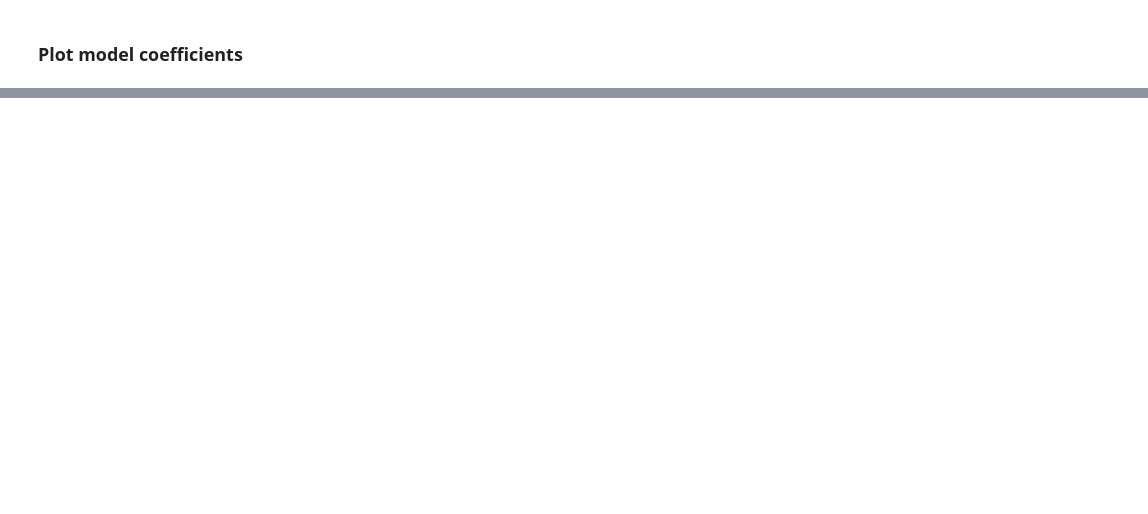
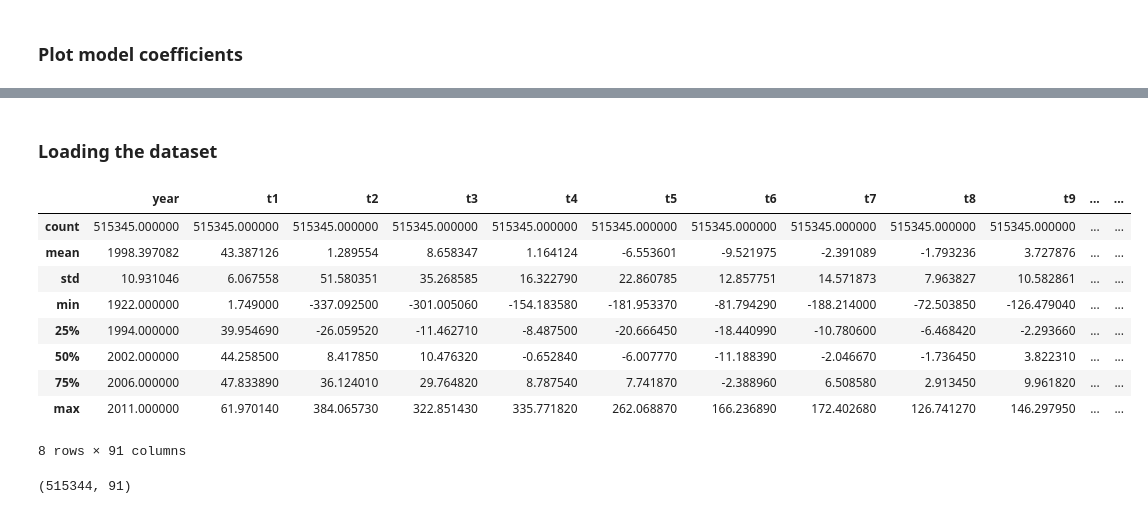
Before and after one commit to timpdotd/LabIAGI_1950722, a Jupyter notebook: Esercitazione_6/Exercise2_1950722.ipynb, the cells around one changed output, grey strips where cells are left out. Saved outputs shown, nothing was run; the diff lists cells and outputs as text; code cells hidden in the pictures; blank space fills up the shorter version.

```diff
--- a/Esercitazione_6/Exercise2_1950722.ipynb
+++ b/Esercitazione_6/Exercise2_1950722.ipynb
@@ -185,0 +279,33 @@ provate su un sottoinsieme dei dati.
+# %% [markdown]
+### Loading the dataset
+# %%
+url = 'https://media.githubusercontent.com/media/timpdotd/LabIAGI_1950722/main/Esercitazione_6/data/YearPredictionMSD.txt'
+
+features = ['year', 't1', 't2', 't3', 't4', 't5', 't6', 't7', 't8', 't9', 't10',
+            't11', 't12', 't13', 't14', 't15', 't16', 't17', 't18', 't1 9', 't20',
+            't21', 't22', 't23', 't24', 't25', 't26', 't27', 't28', 't29', 't30',
+            't31', 't32', 't33', 't34', 't35', 't36 ', 't37', 't38', 't39', 't40',
+            't41', 't42', 't43', 't44', 't45', 't46', 't47', 't48', 't49', 't50',
+            't51', 't52', 't53' , 't54', 't55', 't56', 't57', 't58', 't59', 't60',
+            't61', 't62', 't63', 't64', 't65', 't66', 't67', 't68', 't69', 't70',
+            't71', 't72', 't73', 't74', 't75', 't76', 't77', 't78', 't79', 't80',
+            't81', 't82', 't83', 't84', 't85', 't86', 't87', 't88', 't89', 't90']
+df = pd.read_csv(url, names=features)
+
+nb_classes = 2011 - 1922 # Number of classes
+df.describe()
+# %% [output]
+|  | year | t1 | t2 | t3 | t4 | t5 | t6 | t7 | t8 | t9 | ... | ... |
+| count | 515345.000000 | 515345.000000 | 515345.000000 | 515345.000000 | 515345.000000 | 515345.000000 | 515345.000000 | 515345.000000 | 515345.000000 | 515345.000000 | ... | ... |
+| mean | 1998.397082 | 43.387126 | 1.289554 | 8.658347 | 1.164124 | -6.553601 | -9.521975 | -2.391089 | -1.793236 | 3.727876 | ... | ... |
+| std | 10.931046 | 6.067558 | 51.580351 | 35.268585 | 16.322790 | 22.860785 | 12.857751 | 14.571873 | 7.963827 | 10.582861 | ... | ... |
+| min | 1922.000000 | 1.749000 | -337.092500 | -301.005060 | -154.183580 | -181.953370 | -81.794290 | -188.214000 | -72.503850 | -126.479040 | ... | ... |
+| 25% | 1994.000000 | 39.954690 | -26.059520 | -11.462710 | -8.487500 | -20.666450 | -18.440990 | -10.780600 | -6.468420 | -2.293660 | ... | ... |
+| 50% | 2002.000000 | 44.258500 | 8.417850 | 10.476320 | -0.652840 | -6.007770 | -11.188390 | -2.046670 | -1.736450 | 3.822310 | ... | ... |
+| 75% | 2006.000000 | 47.833890 | 36.124010 | 29.764820 | 8.787540 | 7.741870 | -2.388960 | 6.508580 | 2.913450 | 9.961820 | ... | ... |
+| max | 2011.000000 | 61.970140 | 384.065730 | 322.851430 | 335.771820 | 262.068870 | 166.236890 | 172.402680 | 126.741270 | 146.297950 | ... | ... |
+8 rows × 91 columns
+# %%
+df.shape
+# %% [output]
+(515344, 91)
```
Also changed, not shown: parts of 14 cells of this notebook.
